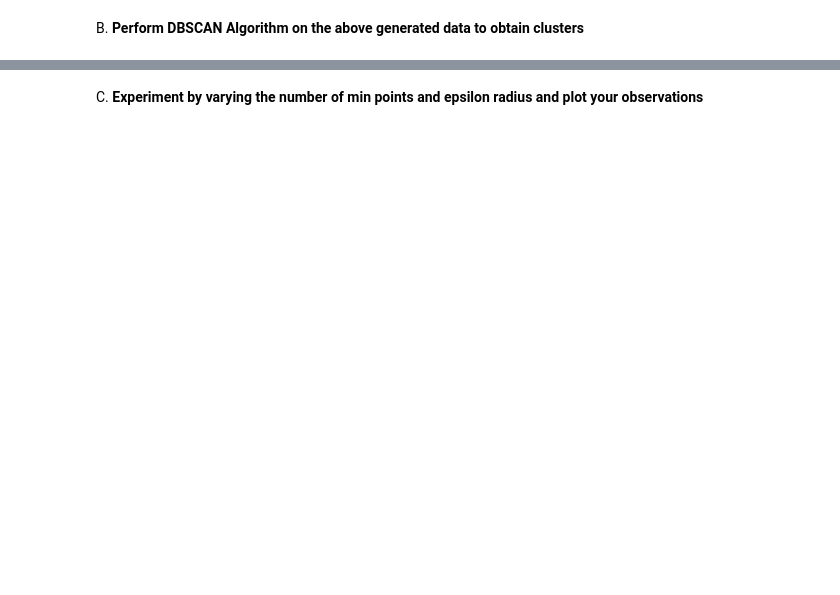
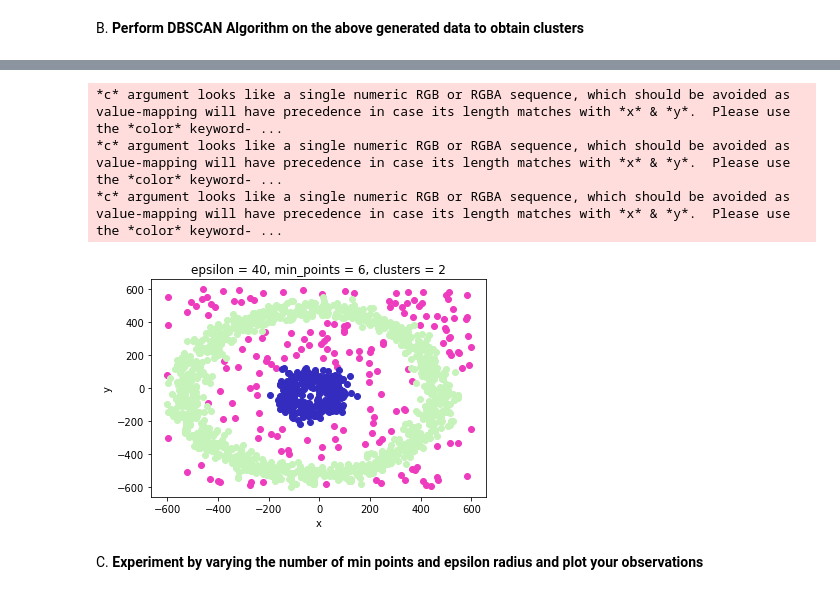
Before and after one commit to shashankp28/PRML-Lab-22, a Jupyter notebook: Assignment_7/Lab_5_CLustering_Part_2.ipynb, the cells around one changed output, grey strips where cells are left out. Saved outputs shown, nothing was run; the diff lists cells and outputs as text; code cells hidden in the pictures; blank space fills up the shorter version.

```diff
--- a/Assignment_7/Lab_5_CLustering_Part_2.ipynb
+++ b/Assignment_7/Lab_5_CLustering_Part_2.ipynb
@@ -35,2 +45,60 @@ numbrer of outliers found: 226
+# %%
+## Write your code here
+def plot_label(label, data, title):
+    for c in np.unique(label):
+        x_temp = data[label==c, 0]
+        y_temp = data[label==c, 1]
+        plt.scatter(x_temp, y_temp, c=np.random.rand(3,))
+    plt.xlabel('x')
+    plt.ylabel('y')
+    plt.title(title)
+    plt.show()
+
+def neighbours(p, data, eps):
+    neighs = []
+    for i in range(len(data)):
+        if np.linalg.norm(np.array(data[i])-np.array(data[p]), ord=2)<=eps:
+            neighs.append(i)
+    return neighs
+
+def expand_cluster(data, labels, p, neighs, cluster_id, eps, min_points):
+    labels[p] = cluster_id
+    i = 0
+    while i<len(neighs):
+        p_next = neighs[i]
+        if labels[p_next]==-1: labels[p_next]=cluster_id
+        elif labels[p_next]==0:
+            labels[p_next] = cluster_id
+            p_next_neighs = neighbours(p_next, data, eps)
+            if len(p_next_neighs)>=min_points:
+                neighs+=p_next_neighs
+        i+=1
+
+
+def DB_SCAN(eps, min_points, d):
+    data = d.tolist()
+    labels = [0]*len(data)
+    cluster_id = 0
+    for p in tqdm(range(len(data))):
+        if labels[p]: continue
+        neighs = neighbours(p, data, eps)
+        if len(neighs)<min_points:
+            labels[p]=-1
+        else:
+            cluster_id += 1
+            expand_cluster(data, labels, p, neighs, cluster_id, eps, min_points)
+
+    data = np.array(data)
+    labels = np.array(labels)
+    title = f'epsilon = {eps}, min_points = {min_points}, clusters = {cluster_id}'
+    plot_label(labels, data, title)
+    return labels
+
+labels = DB_SCAN(40, 6, data)
+# %% [output]
+*c* argument looks like a single numeric RGB or RGBA sequence, which should be avoided as value-mapping will have precedence in case its length matches with *x* & *y*.  Please use the *color* keyword- ...
+*c* argument looks like a single numeric RGB or RGBA sequence, which should be avoided as value-mapping will have precedence in case its length matches with *x* & *y*.  Please use the *color* keyword- ...
+*c* argument looks like a single numeric RGB or RGBA sequence, which should be avoided as value-mapping will have precedence in case its length matches with *x* & *y*.  Please use the *color* keyword- ...
+[figure, added]
 # %% [markdown]
 C. **Experiment by varying the number of min points and epsilon radius and plot your observations**
```
Also changed, not shown: parts of 22 cells of this notebook, 2 other files.
